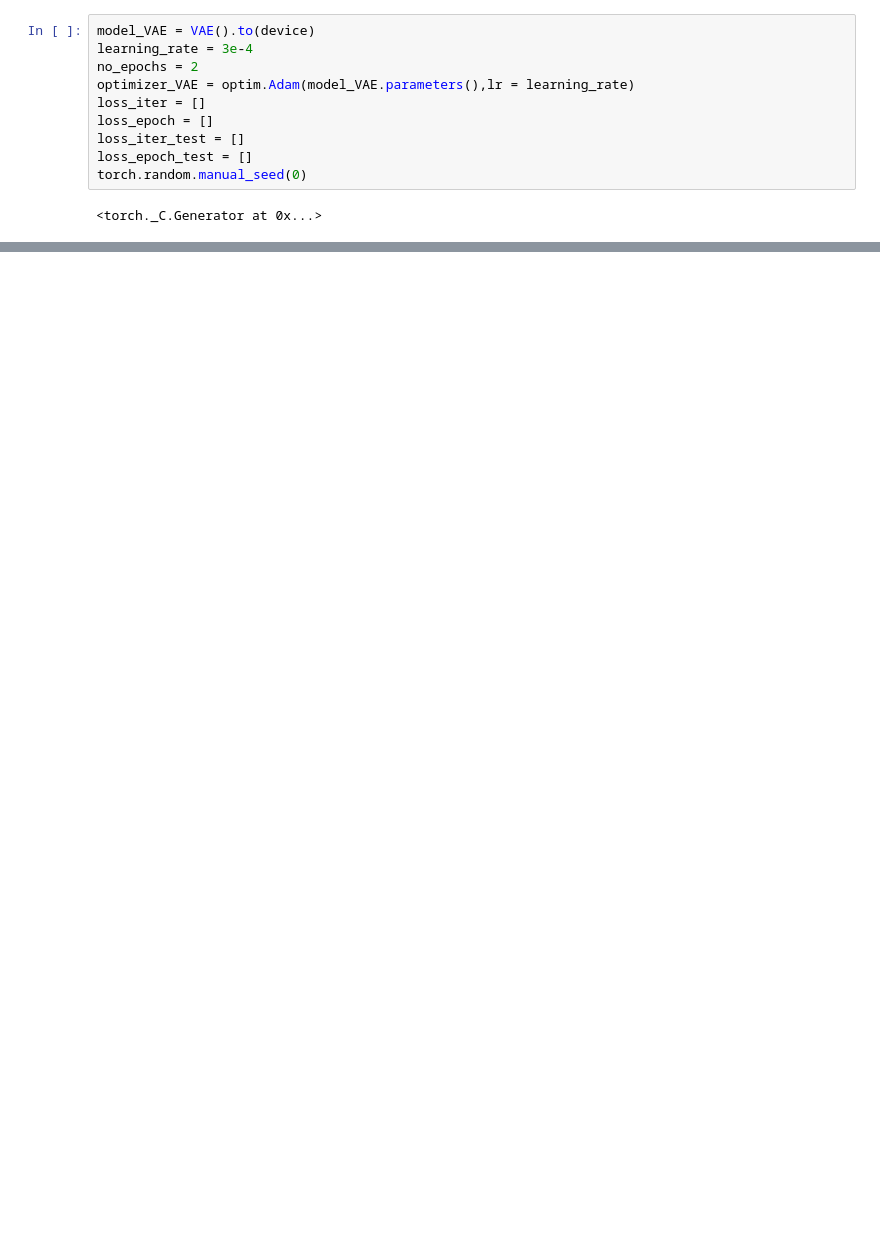
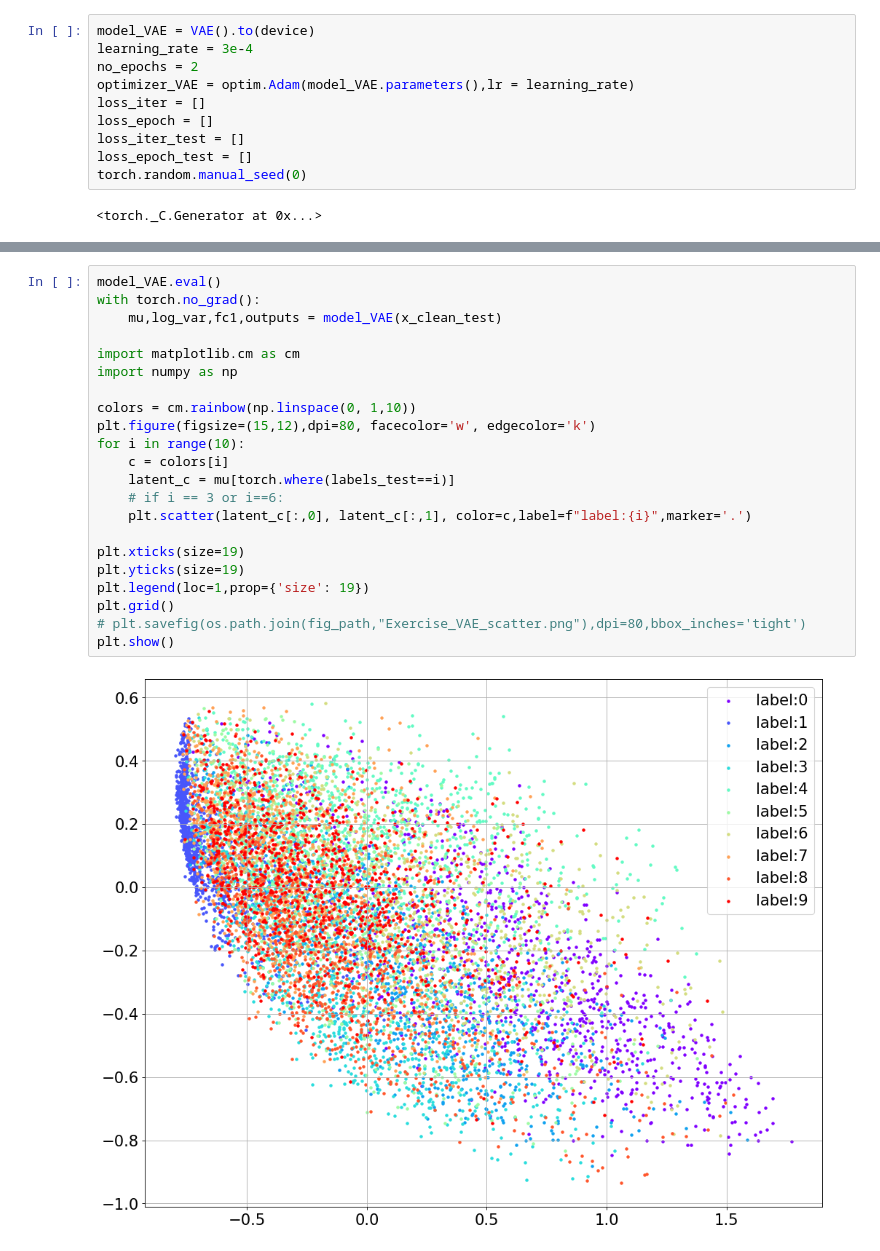
Before and after one commit to Lynch1206/5LSL0_HW, a Jupyter notebook: Assignment3/Code - for students/Assignment3_Ex78.ipynb, the cells around one changed output, grey strips where cells are left out. Saved outputs shown, nothing was run; the diff lists cells and outputs as text; blank space fills up the shorter version.

```diff
--- a/Assignment3/Code - for students/Assignment3_Ex78.ipynb
+++ b/Assignment3/Code - for students/Assignment3_Ex78.ipynb
@@ -385,0 +433,24 @@ VAE(
+# %%
+model_VAE.eval()
+with torch.no_grad():
+    mu,log_var,fc1,outputs = model_VAE(x_clean_test)
+
+import matplotlib.cm as cm
+import numpy as np
+
+colors = cm.rainbow(np.linspace(0, 1,10))
+plt.figure(figsize=(15,12),dpi=80, facecolor='w', edgecolor='k')
+for i in range(10):
+    c = colors[i]
+    latent_c = mu[torch.where(labels_test==i)]
+    # if i == 3 or i==6:
+    plt.scatter(latent_c[:,0], latent_c[:,1], color=c,label=f"label:{i}",marker='.')
+
+plt.xticks(size=19)
+plt.yticks(size=19)
+plt.legend(loc=1,prop={'size': 19})
+plt.grid()
+# plt.savefig(os.path.join(fig_path,"Exercise_VAE_scatter.png"),dpi=80,bbox_inches='tight')
+plt.show()
+# %% [output]
+[figure, added]
```
Also changed, not shown: parts of 9 cells of this notebook.
